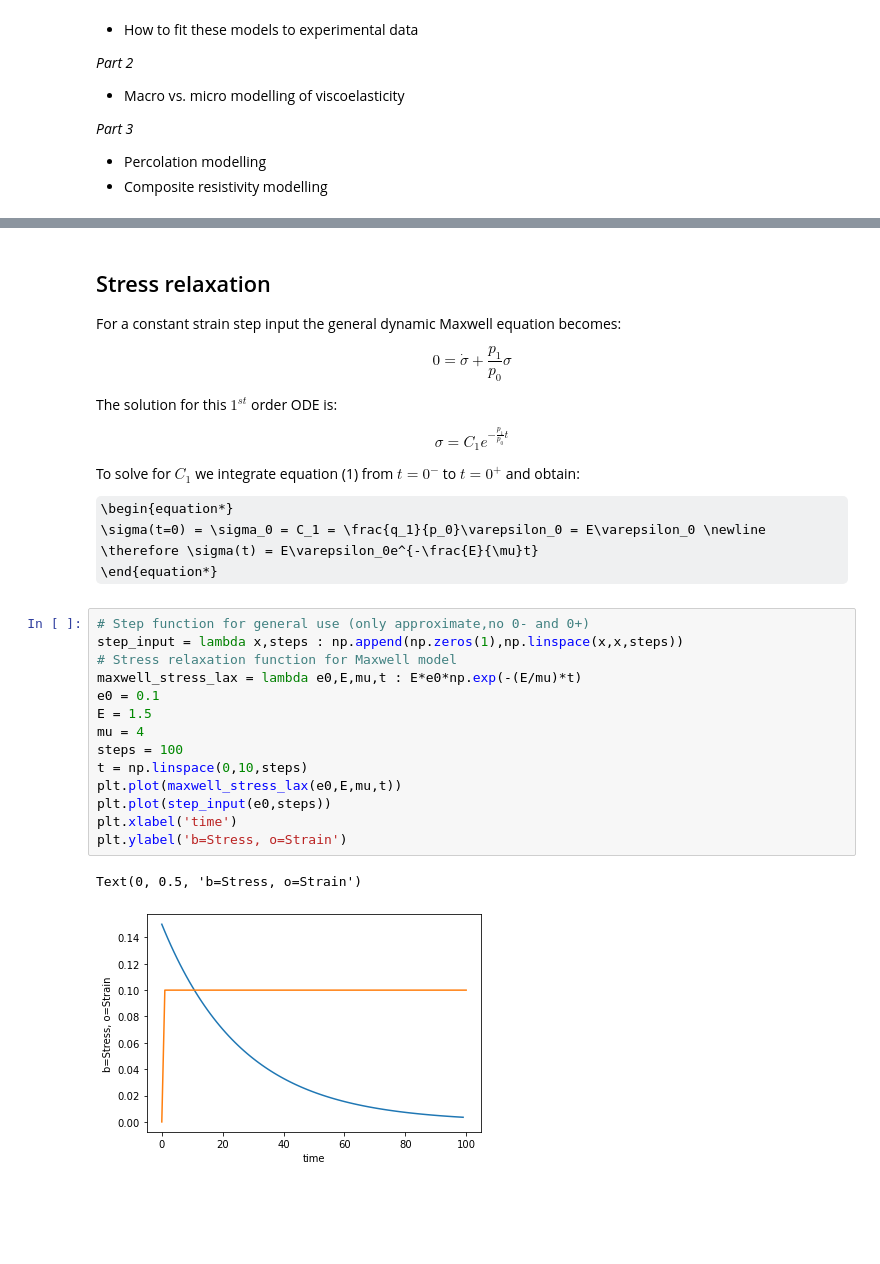
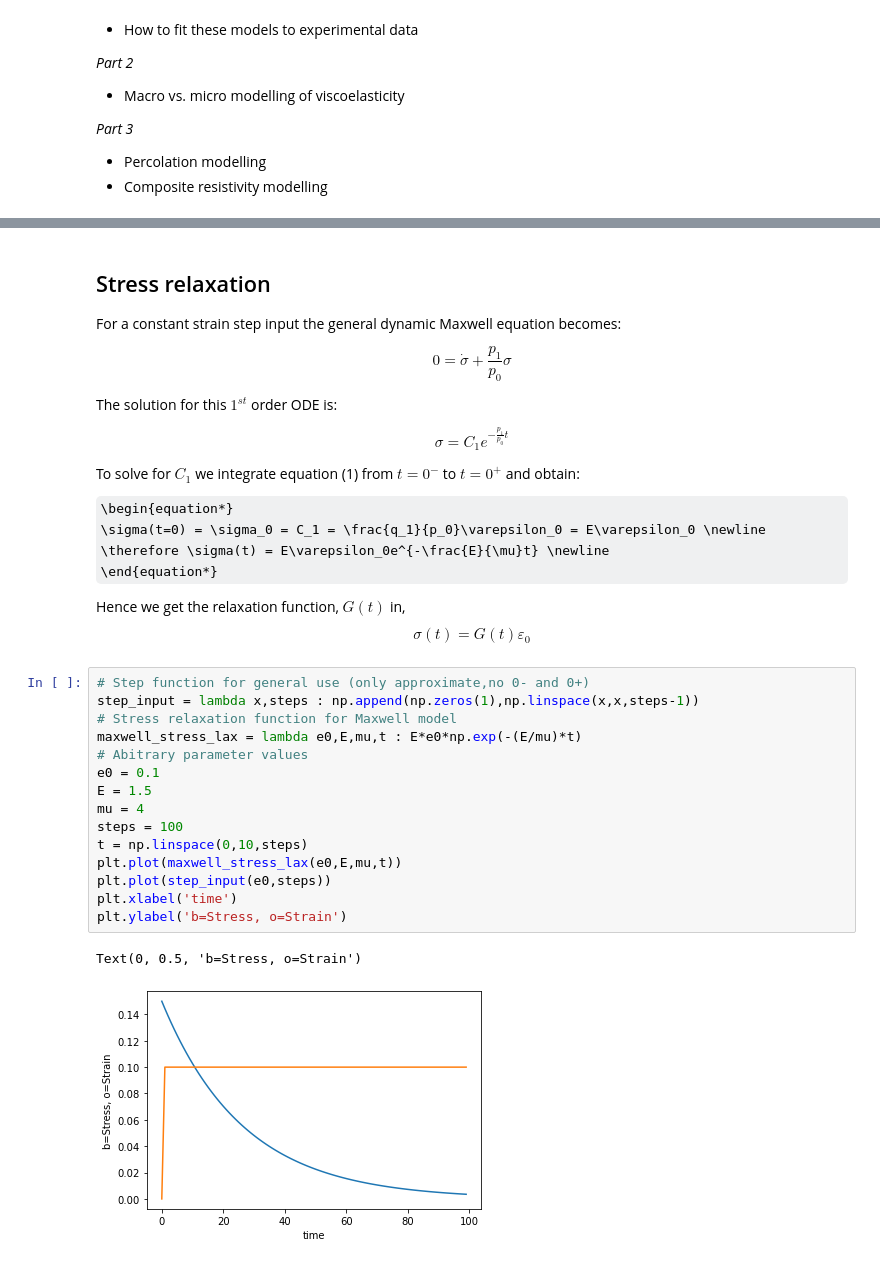
Before and after one commit to richgumy/electromech-stretcher, a Jupyter notebook: viscoelastic_models.ipynb, the cells around one changed output, grey strips where cells are left out. Saved outputs shown, nothing was run; the diff lists cells and outputs as text; some formulas as TeX source; blank space fills up the shorter version.

```diff
--- a/viscoelastic_models.ipynb
+++ b/viscoelastic_models.ipynb
@@ -96,25 +94,31 @@ To solve for $C_1$ we integrate equation (1) from $t=0^-$ to $t=0^+$ and obtain:
 
 \begin{equation*}
 \sigma(t=0) = \sigma_0 = C_1 = \frac{q_1}{p_0}\varepsilon_0 = E\varepsilon_0 \newline
-\therefore \sigma(t) = E\varepsilon_0e^{-\frac{E}{\mu}t}
+\therefore \sigma(t) = E\varepsilon_0e^{-\frac{E}{\mu}t} \newline
 \end{equation*}
+
+Hence we get the relaxation function, $G(t)$ in,
+\begin{equation*}
+\sigma(t) = G(t)\varepsilon_0
+\end{equation*}
 # %%
 # Step function for general use (only approximate,no 0- and 0+)
-step_input = lambda x,steps : np.append(np.zeros(1),np.linspace(x,x,steps))
+step_input = lambda x,steps : np.append(np.zeros(1),np.linspace(x,x,steps-1))
 # Stress relaxation function for Maxwell model
 maxwell_stress_lax = lambda e0,E,mu,t : E*e0*np.exp(-(E/mu)*t)
+# Abitrary parameter values
 e0 = 0.1
 E = 1.5
 mu = 4
 steps = 100
 t = np.linspace(0,10,steps)
 plt.plot(maxwell_stress_lax(e0,E,mu,t))
 plt.plot(step_input(e0,steps))
 plt.xlabel('time')
 plt.ylabel('b=Stress, o=Strain')
 # %% [output]
 Text(0, 0.5, 'b=Stress, o=Strain')
-[figure, old version]
+[figure, new version]
 # %% [markdown]
 ## Strain creep ##
 
```
Also changed, not shown: parts of 16 cells of this notebook, 39 other files.
